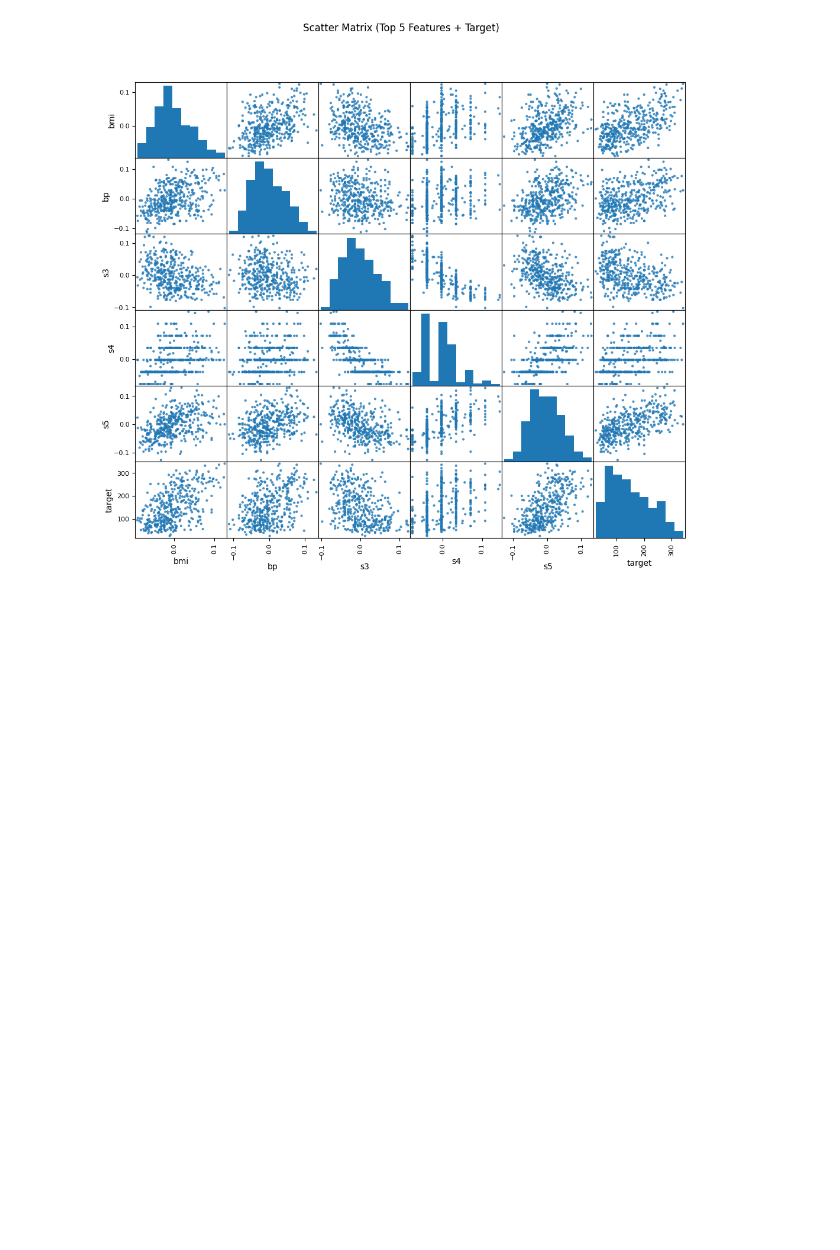
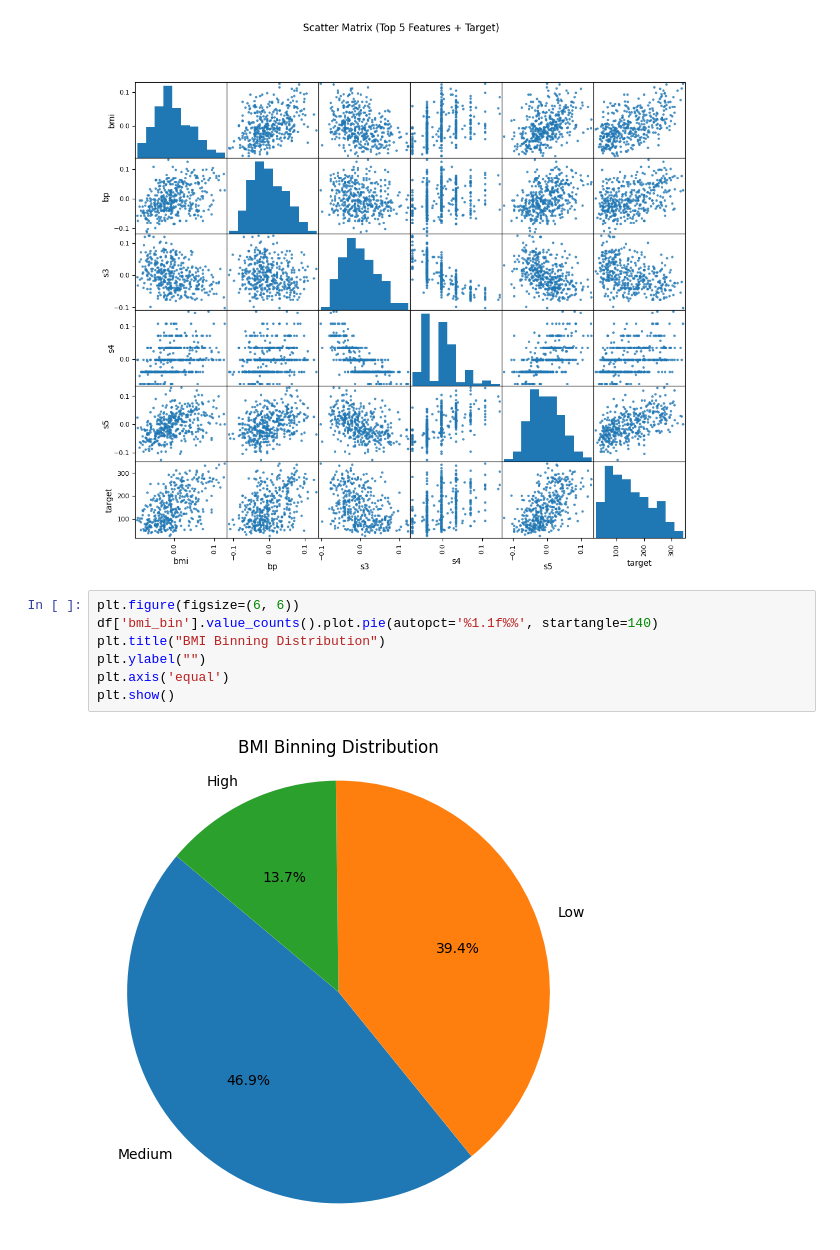
Before and after one commit to kk23mm14-source/pynotes-kranti, a Jupyter notebook: notebooks/kranti/sample.ipynb, the cells around one changed output. Drawn from its saved outputs; the diff is of its cells as text; blank space fills up the shorter version.

```diff
--- a/notebooks/kranti/sample.ipynb
+++ b/notebooks/kranti/sample.ipynb
@@ -117,3 +117,12 @@ plt.suptitle("Scatter Matrix (Top 5 Features + Target)")
 plt.show()
 # %% [output]
 [figure]
+# %%
+plt.figure(figsize=(6, 6))
+df['bmi_bin'].value_counts().plot.pie(autopct='%1.1f%%', startangle=140)
+plt.title("BMI Binning Distribution")
+plt.ylabel("")
+plt.axis('equal')
+plt.show()
+# %% [output]
+[figure, added]
```
Also changed, not shown: 6 other files.
